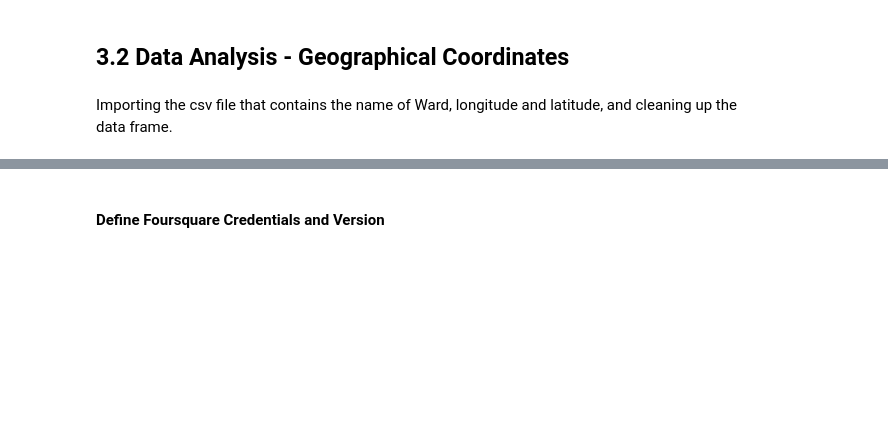
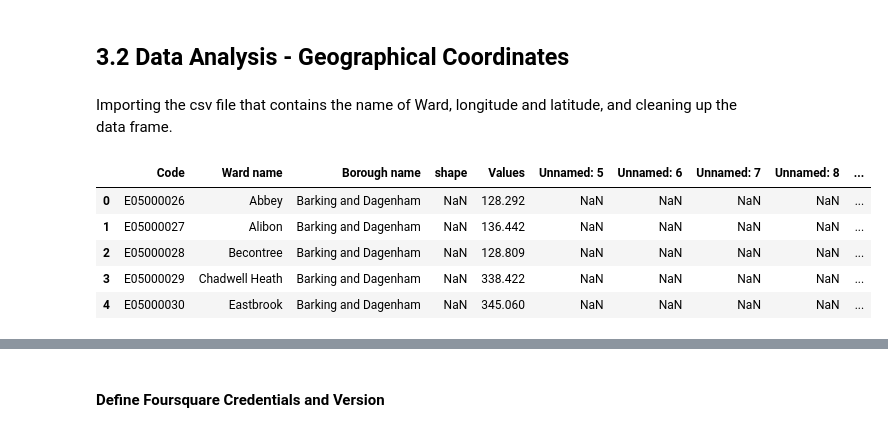
Before and after one commit to RJK99/Coursera_Capstone, a Jupyter notebook: AppliedDataScienceCapstone_A_Data_Journey_to_London_Week5.ipynb, the cells around one changed output, grey strips where cells are left out. Drawn from its saved outputs; the diff is of its cells as text; code cells hidden in the pictures; blank space fills up the shorter version.

```diff
--- a/AppliedDataScienceCapstone_A_Data_Journey_to_London_Week5.ipynb
+++ b/AppliedDataScienceCapstone_A_Data_Journey_to_London_Week5.ipynb
@@ -306,3 +307,13 @@ plt.show()
 ## 3.2 Data Analysis - Geographical Coordinates
 # %% [markdown]
 Importing the csv file that contains the name of Ward, longitude and latitude, and cleaning up the data frame.
+# %%
+df_geo_xls = pd.read_excel('Mapping-template-london-ward-map-2018.xls')
+df_geo_xls.head()
+# %% [output]
+|  | Code | Ward name | Borough name | shape | Values | Unnamed: 5 | Unnamed: 6 | Unnamed: 7 | Unnamed: 8 | ... |
+| 0 | E05000026 | Abbey | Barking and Dagenham | NaN | 128.292 | NaN | NaN | NaN | NaN | ... |
+| 1 | E05000027 | Alibon | Barking and Dagenham | NaN | 136.442 | NaN | NaN | NaN | NaN | ... |
+| 2 | E05000028 | Becontree | Barking and Dagenham | NaN | 128.809 | NaN | NaN | NaN | NaN | ... |
+| 3 | E05000029 | Chadwell Heath | Barking and Dagenham | NaN | 338.422 | NaN | NaN | NaN | NaN | ... |
+| 4 | E05000030 | Eastbrook | Barking and Dagenham | NaN | 345.060 | NaN | NaN | NaN | NaN | ... |
```
Also changed, not shown: parts of 9 cells of this notebook.
